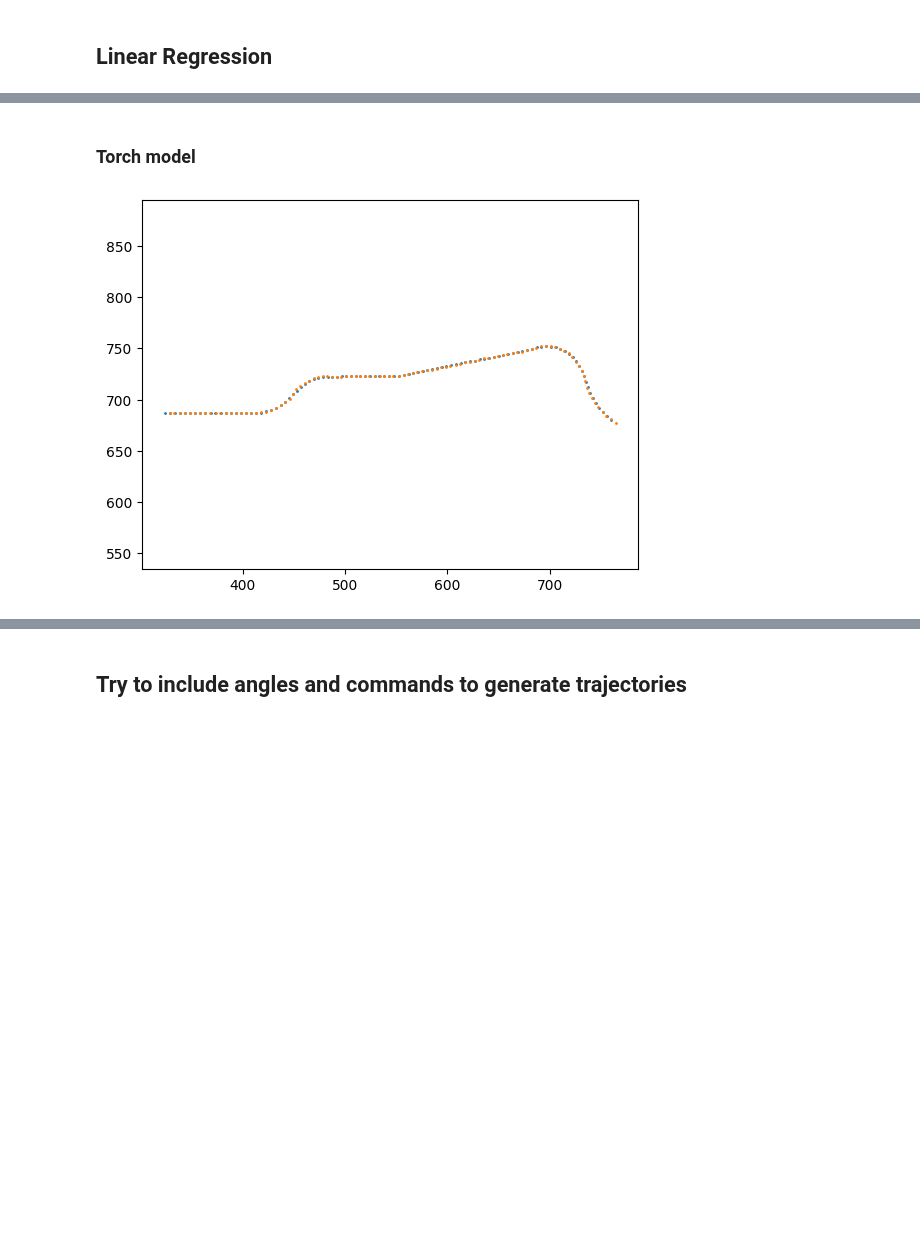
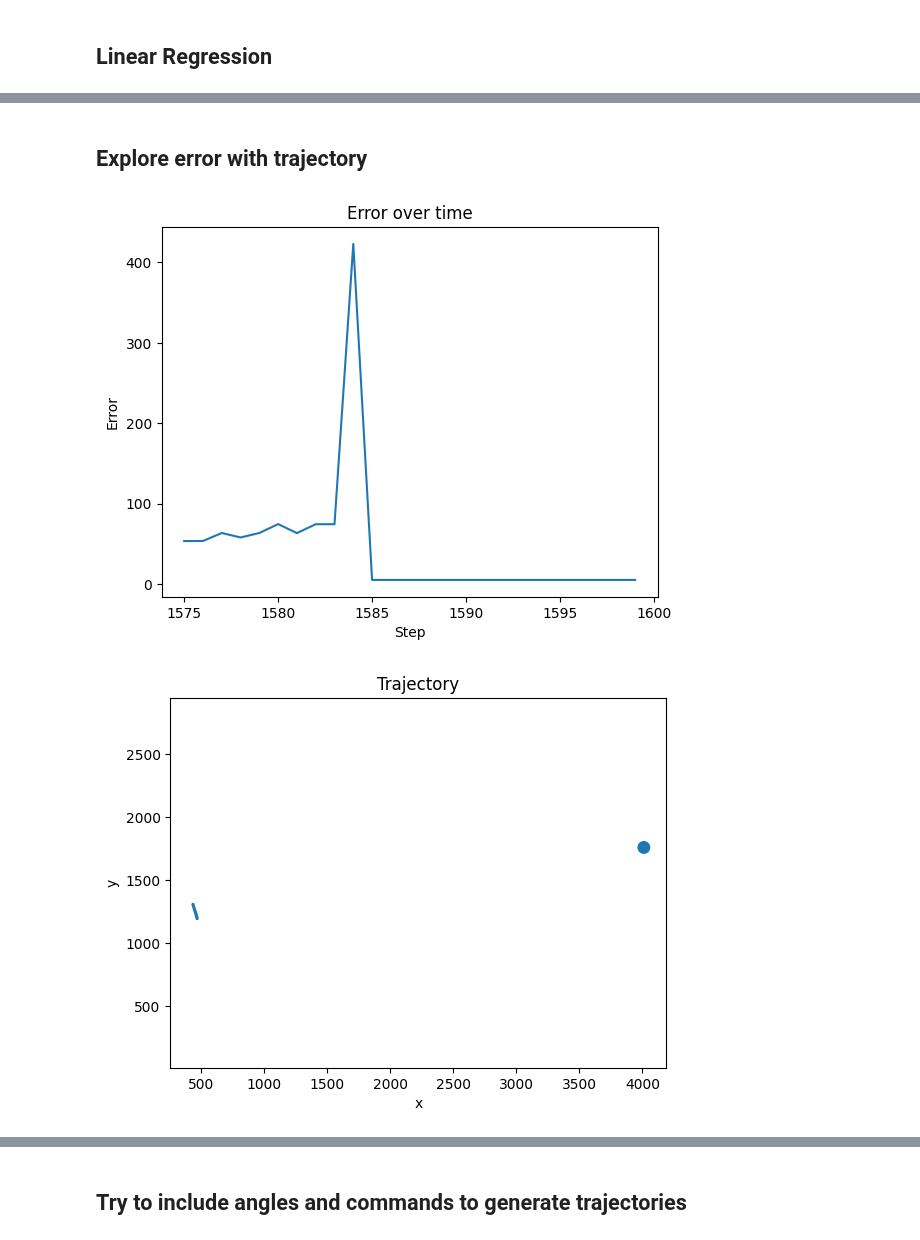
Before and after one commit to cgadski/autotude, a Jupyter notebook: rl/notebooks/state_transition_model/next_pos_problem.ipynb, the cells around one changed output, grey strips where cells are left out. Drawn from its saved outputs; the diff is of its cells as text; code cells hidden in the pictures; blank space fills up the shorter version.

Commit message:
Filter out more data to improve model

```diff
--- a/rl/notebooks/state_transition_model/next_pos_problem.ipynb
+++ b/rl/notebooks/state_transition_model/next_pos_problem.ipynb
@@ -76,8 +126,16 @@ Baseline error:  0.2046320093630694
 # %% [markdown]
 ##  Linear Regression
 # %%
-reg = LinearRegression().fit(X, y)
-y_pred = reg.predict(X)
-mse  = mean_squared_error(y, y_pred)
-print("Mean squared error:\t",mse)
+def train_lr(X,y):
+     reg = LinearRegression().fit(X, y)
+     y_pred = reg.predict(X)
+     mse  = mean_squared_error(y, y_pred)
+     print("Mean squared error:\t",mse)
+     return reg
+
+print("With good data:")
+good_reg_model = train_lr(good_X,good_y)
+print("------------------------------------")
+print("With better data:")
+better_reg_model = train_lr(better_X,better_y)
 # %% [output]
@@ -102,2 +146,0 @@ def run_sgd_batched(X, y, lr, batch=1024, epochs=3):
-# %%
-model =run_sgd_batched(X, y, 2e-3)
@@ -151,13 +147,42 @@ plt.show()
-# %% [markdown]
-### Torch model
-# %%
-y_pred = model(X)
-diff_pred = y_pred.detach() + w[:,:,-2]
-#plt.xlim((0, screen_size))
-#plt.ylim((0, screen_size))
-plt.axis('equal')
-plt.scatter(w[start:end,0,-2],w[start:end,1,-2],s=1)
-plt.scatter(diff_pred[start:end,0],diff_pred[start:end,1],s=1)
-plt.show()
-# %% [output]
-[figure, removed]
+# %% [markdown]
+## Explore error with  trajectory
+# %%
+
+# Plot error
+def explore_error(model,input,expected_output,start_idx, end_idx):
+     predicted_output= model.predict(input)
+     errors = np.zeros(input.shape[0])
+     for i,(p_o,e_o) in enumerate(zip(predicted_output,expected_output)):
+          errors[i]=mean_squared_error(p_o,e_o)
+     x_axis = np.arange(start_idx,end_idx)
+     plt.plot(x_axis,errors)
+     plt.xlabel('Step')
+     plt.ylabel('Error')
+     plt.title('Error over time')
+     plt.show()
+     return errors
+
+# Show trajectory, size of the dots scale with error
+def show_trajectory(x_positions, y_positions,errors):
+     plt.axis('equal')
+     plt.scatter(x_positions,y_positions,s=np.exp(errors/100))
+     plt.xlabel('x')
+     plt.ylabel('y')
+     plt.title('Trajectory')
+     plt.show()
+
+start = 1575
+end = 1600
+input = good_X[start:end]
+expected_output  = good_y[start:end]
+errors = explore_error(good_reg_model,input,expected_output,start,end)
+
+
+x_positions = good_windows[start:end,0,-2]
+y_positions = good_windows[start:end,1,-2]
+show_trajectory(x_positions, y_positions,errors)
+
+print(good_windows[start:end,:,-2])
+# %% [output]
+[figure, added]
+[figure, added]
```
Also changed, not shown: parts of 21 cells of this notebook.
